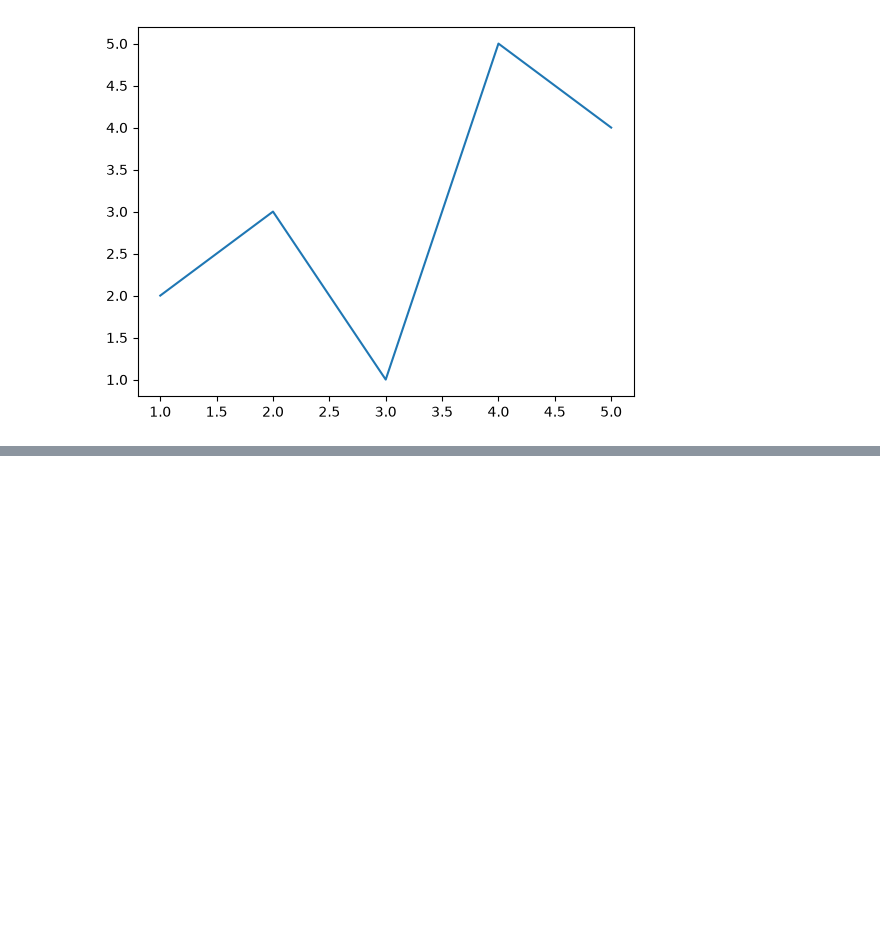
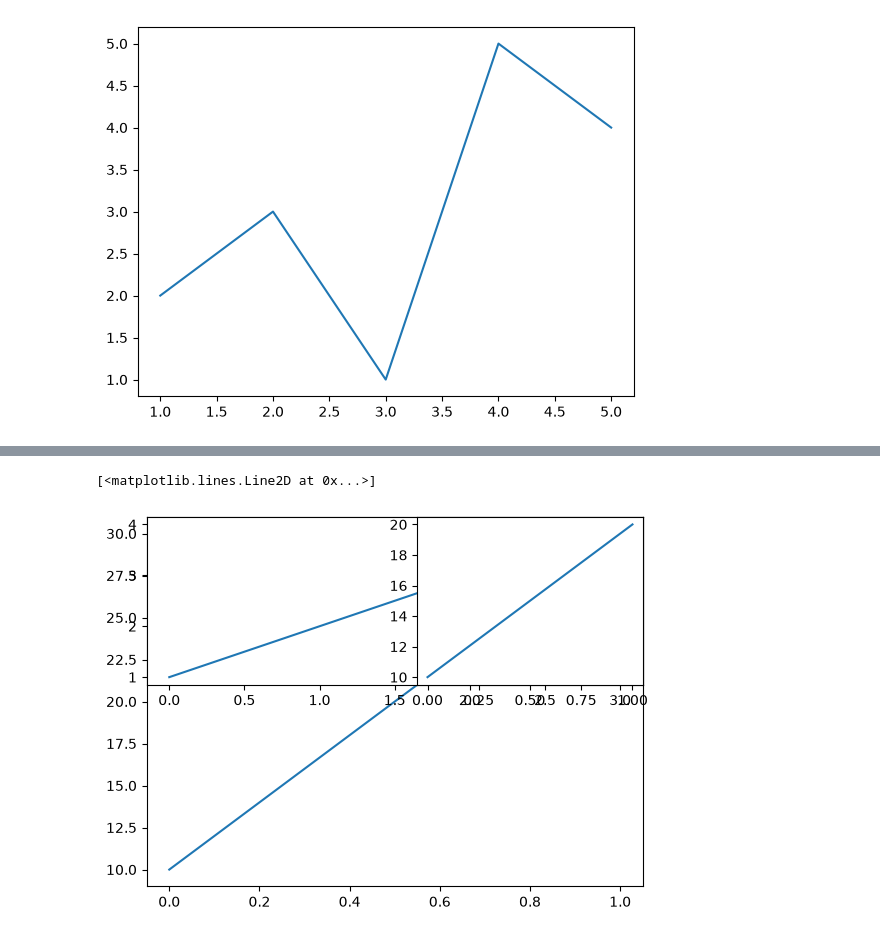
Before and after one commit to Kim-Jeong-Hun/Samsung_Heavy_Industry_AI_Specialist_Education, a Jupyter notebook: 데이터분석_Basic/김주완_강사님/da_study/260804.ipynb, the cells around one changed output, grey strips where cells are left out. Cells and saved outputs as stored; diff of their text form; code cells hidden in the pictures; blank space fills up the shorter version.

```diff
--- a/데이터분석_Basic/김주완_강사님/da_study/260804.ipynb
+++ b/데이터분석_Basic/김주완_강사님/da_study/260804.ipynb
@@ -532,0 +567,10 @@ plt.plot('x', 'y2', 'r.-.', data=df)
+# %%
+plt.subplot(1, 1, 1)
+plt.plot([10, 30])
+plt.subplot(2, 1, 1)
+plt.plot([1,2,3,4])
+plt.subplot(2, 2, 2)
+plt.plot([10, 20])
+# %% [output]
+[<matplotlib.lines.Line2D at 0x...>]
+[figure, added]
```
Also changed, not shown: parts of 27 cells of this notebook, 3 other files.
